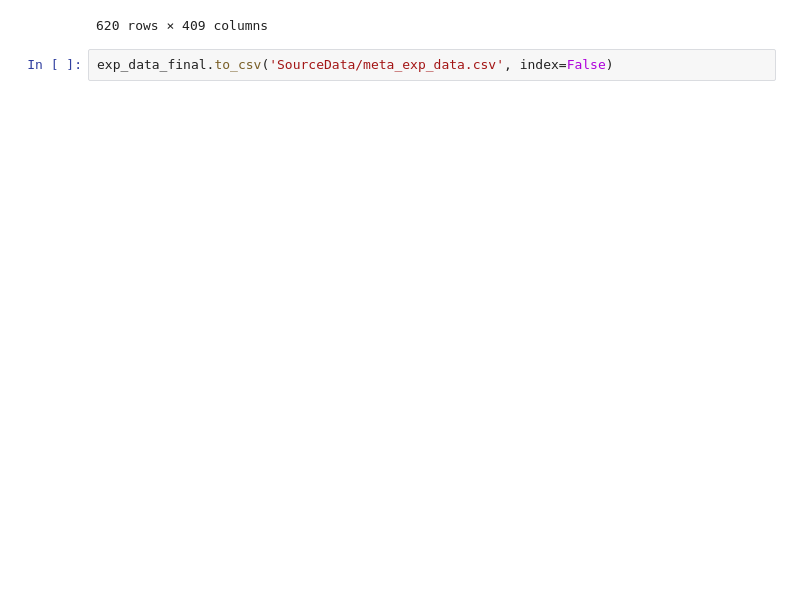
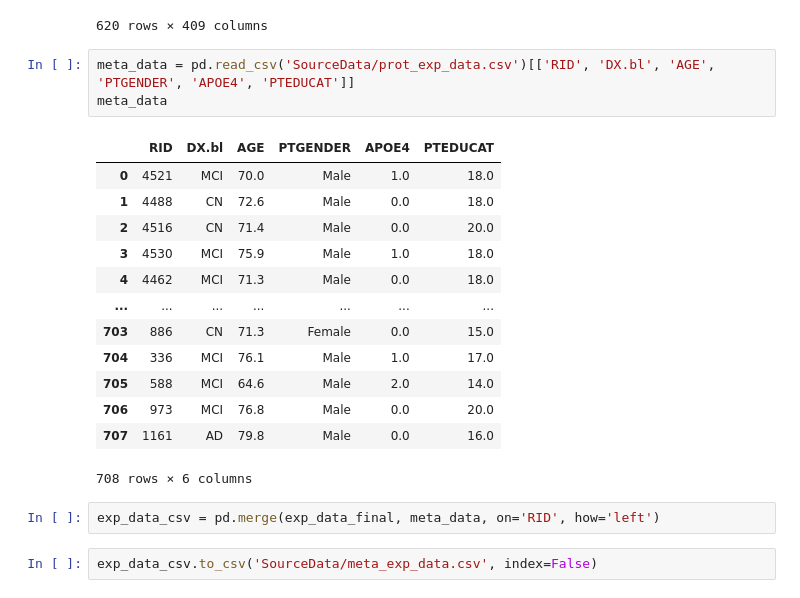
Before and after one commit to d13anu/AD-biomarkers, a Jupyter notebook: meta_prep.ipynb, the cells around one changed output. Cells and saved outputs as stored; diff of their text form; blank space fills up the shorter version.

Commit message:
EDA meta

```diff
--- a/meta_prep.ipynb
+++ b/meta_prep.ipynb
@@ -179,5 +179,24 @@ exp_data_final
 | 682 | 459 | -0.115088 | 0.103058 | -0.404052 | 0.665234 | -2.576432 | 0.564138 | 0.857658 | 0.446094 | 0.472714 | ... | ... |
 | 684 | 448 | -0.196254 | -1.134273 | -1.054695 | -0.553776 | -0.153121 | -0.185900 | -1.747602 | -0.259950 | -0.510973 | ... | ... |
 620 rows × 409 columns
+# %%
+meta_data = pd.read_csv('SourceData/prot_exp_data.csv')[['RID', 'DX.bl', 'AGE', 'PTGENDER', 'APOE4', 'PTEDUCAT']]
+meta_data
+# %% [output]
+|  | RID | DX.bl | AGE | PTGENDER | APOE4 | PTEDUCAT |
+| 0 | 4521 | MCI | 70.0 | Male | 1.0 | 18.0 |
+| 1 | 4488 | CN | 72.6 | Male | 0.0 | 18.0 |
+| 2 | 4516 | CN | 71.4 | Male | 0.0 | 20.0 |
+| 3 | 4530 | MCI | 75.9 | Male | 1.0 | 18.0 |
+| 4 | 4462 | MCI | 71.3 | Male | 0.0 | 18.0 |
+| ... | ... | ... | ... | ... | ... | ... |
+| 703 | 886 | CN | 71.3 | Female | 0.0 | 15.0 |
+| 704 | 336 | MCI | 76.1 | Male | 1.0 | 17.0 |
+| 705 | 588 | MCI | 64.6 | Male | 2.0 | 14.0 |
+| 706 | 973 | MCI | 76.8 | Male | 0.0 | 20.0 |
+| 707 | 1161 | AD | 79.8 | Male | 0.0 | 16.0 |
+708 rows × 6 columns
+# %%
+exp_data_csv = pd.merge(exp_data_final, meta_data, on='RID', how='left')
 # %%
-exp_data_final.to_csv('SourceData/meta_exp_data.csv', index=False)
+exp_data_csv.to_csv('SourceData/meta_exp_data.csv', index=False)
```
Also changed, not shown: parts of 4 cells of this notebook.
